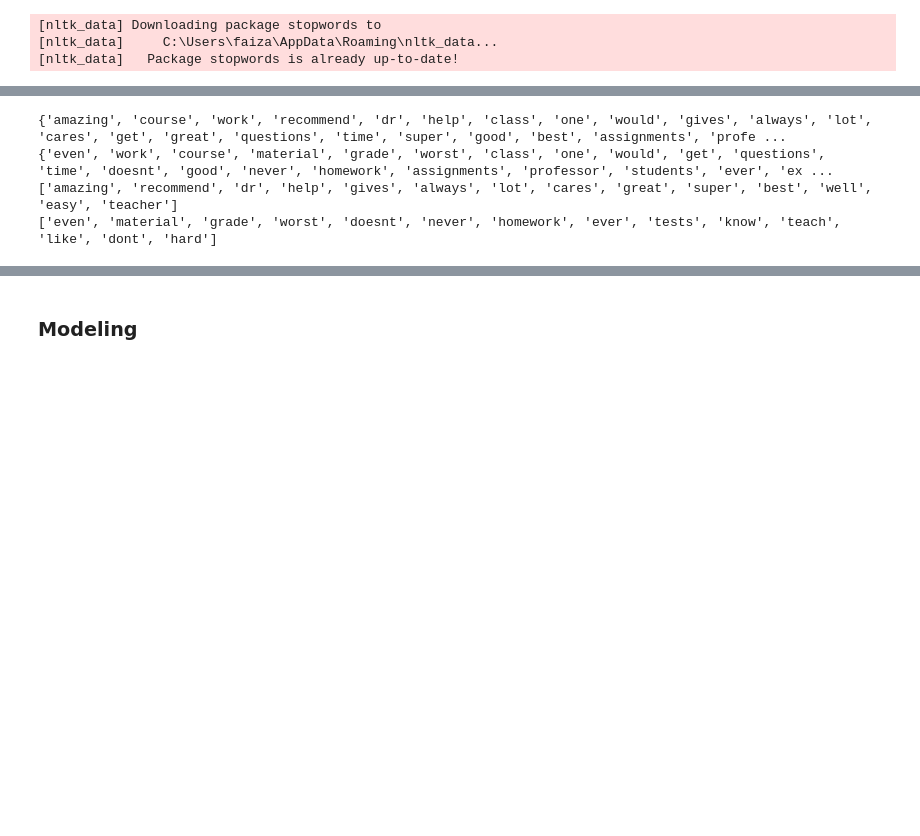
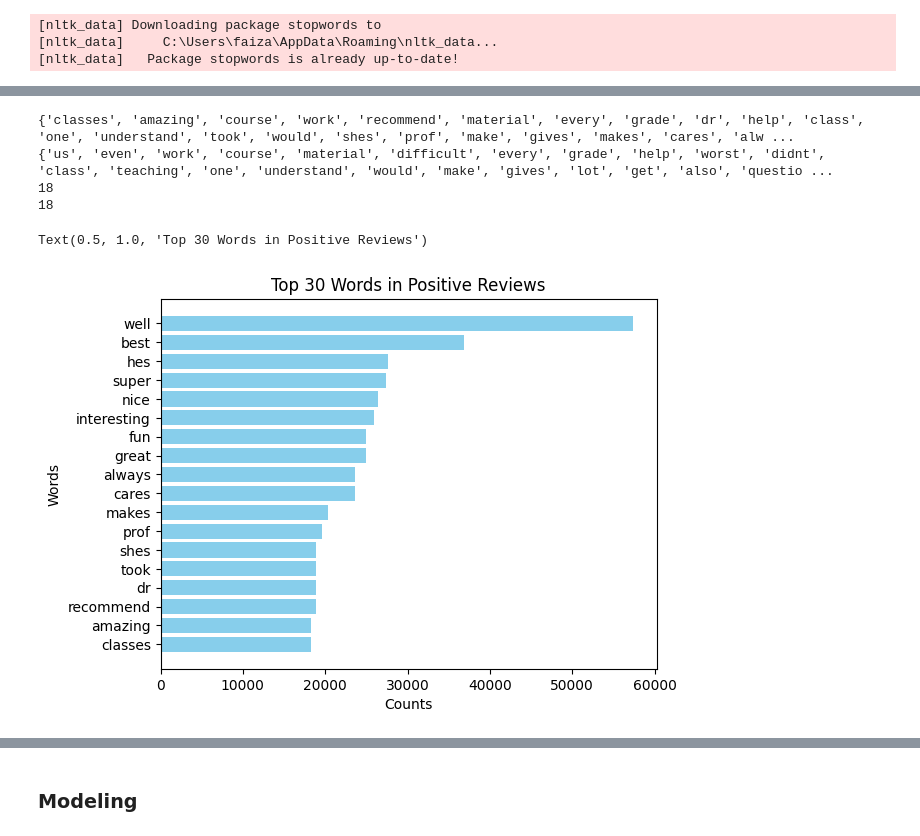
Before and after one commit to JudeRgamba/CSE-158R-Assignment-2, a Jupyter notebook: assignment2.ipynb, the cells around one changed output, grey strips where cells are left out. Saved outputs shown, nothing was run; the diff lists cells and outputs as text; code cells hidden in the pictures; blank space fills up the shorter version.

```diff
--- a/assignment2.ipynb
+++ b/assignment2.ipynb
@@ -205,4 +210,5 @@ Text(0.5, 1.0, 'Top 30 Words in Negative Reviews')
 # %%
+# Separate the words which are purely positive and purely negative
 pos_words = set([i[1] for i in small_data_pos])
 print(pos_words)
 
@@ -215,10 +221,21 @@ common = [w for w in all_words if w in pos_words and w in neg_words]
 only_pos = [p for p in pos_words if p not in common]
 only_neg = [n for n in neg_words if n not in common]
 
-print(only_pos)
-print(only_neg)
+only_pos_counts = [w[0] for w in small_data_pos if w[1] in only_pos]
+only_neg_counts = [w[0] for w in small_data_neg if w[1] in only_neg]
+
+print(len(only_pos))
+print(len(only_neg))
 # %% [output]
-{'amazing', 'course', 'work', 'recommend', 'dr', 'help', 'class', 'one', 'would', 'gives', 'always', 'lot', 'cares', 'get', 'great', 'questions', 'time', 'super', 'good', 'best', 'assignments', 'profe ...
-{'even', 'work', 'course', 'material', 'grade', 'worst', 'class', 'one', 'would', 'get', 'questions', 'time', 'doesnt', 'good', 'never', 'homework', 'assignments', 'professor', 'students', 'ever', 'ex ...
-['amazing', 'recommend', 'dr', 'help', 'gives', 'always', 'lot', 'cares', 'great', 'super', 'best', 'well', 'easy', 'teacher']
-['even', 'material', 'grade', 'worst', 'doesnt', 'never', 'homework', 'ever', 'tests', 'know', 'teach', 'like', 'dont', 'hard']
+{'classes', 'amazing', 'course', 'work', 'recommend', 'material', 'every', 'grade', 'dr', 'help', 'class', 'one', 'understand', 'took', 'would', 'shes', 'prof', 'make', 'gives', 'makes', 'cares', 'alw ...
+{'us', 'even', 'work', 'course', 'material', 'difficult', 'every', 'grade', 'help', 'worst', 'didnt', 'class', 'teaching', 'one', 'understand', 'would', 'make', 'gives', 'lot', 'get', 'also', 'questio ...
+18
+18
+# %%
+plt.barh(only_pos, only_pos_counts, color='skyblue')
+plt.xlabel('Counts')
+plt.ylabel('Words')
+plt.title('Top 30 Words in Positive Reviews')
+# %% [output]
+Text(0.5, 1.0, 'Top 30 Words in Positive Reviews')
+[figure, added]
```
Also changed, not shown: parts of 3 cells of this notebook.
